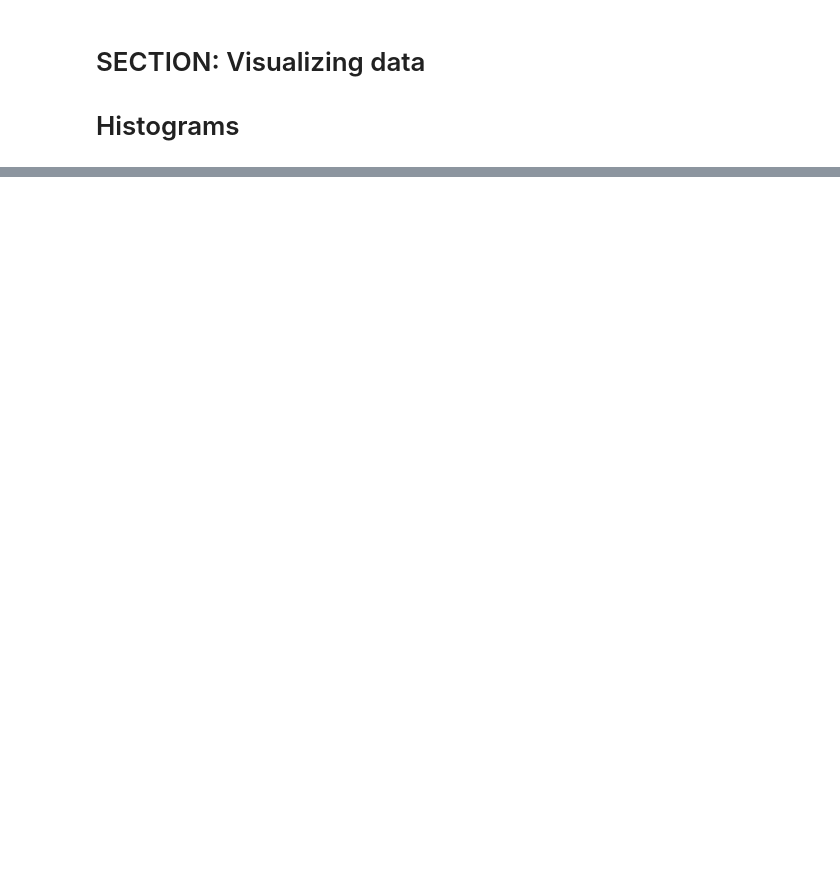
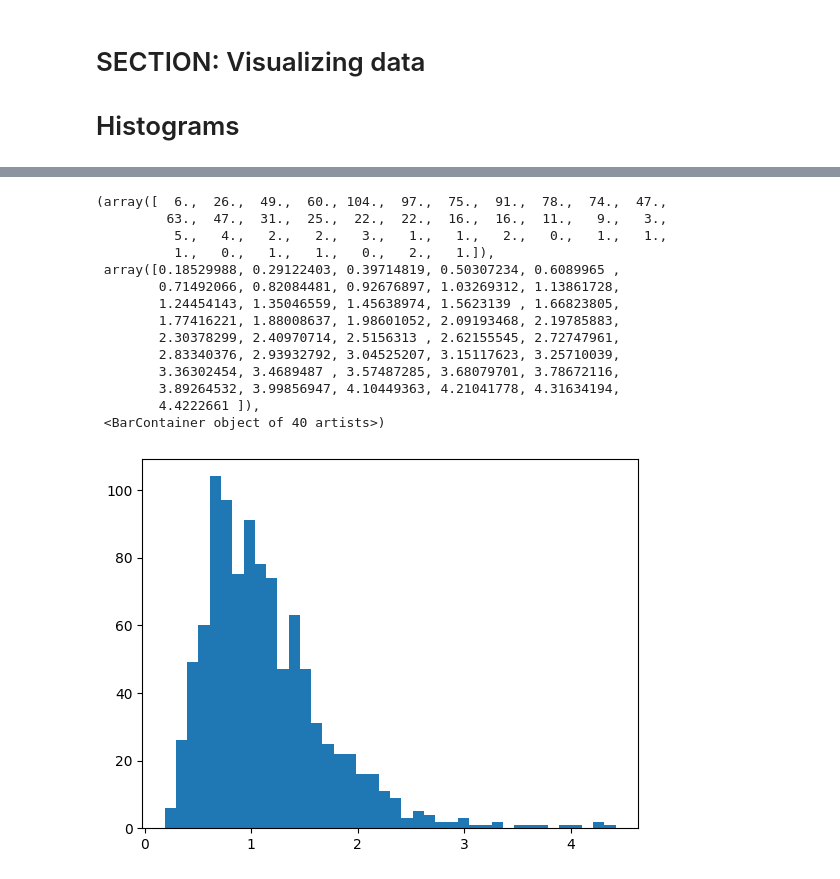
Before and after one commit to SiracencoSerghei/Statistics_and_ML, a Jupyter notebook: visualization/stats_visualizing_histogram.ipynb, the cells around one changed output, grey strips where cells are left out. Saved outputs shown, nothing was run; the diff lists cells and outputs as text; code cells hidden in the pictures; blank space fills up the shorter version.

```diff
--- a/visualization/stats_visualizing_histogram.ipynb
+++ b/visualization/stats_visualizing_histogram.ipynb
@@ -38,0 +43,27 @@ plt.show()
+# %%
+# number of data points
+n = 1000
+# generate data for histogram - log-normal distribution
+data = np.exp( np.random.randn(n)/2 )
+# %%
+# number of histogram bins
+k = 40
+
+# plot histogram
+plt.hist(data, bins=k)
+# %% [output]
+(array([  6.,  26.,  49.,  60., 104.,  97.,  75.,  91.,  78.,  74.,  47.,
+         63.,  47.,  31.,  25.,  22.,  22.,  16.,  16.,  11.,   9.,   3.,
+          5.,   4.,   2.,   2.,   3.,   1.,   1.,   2.,   0.,   1.,   1.,
+          1.,   0.,   1.,   1.,   0.,   2.,   1.]),
+ array([0.18529988, 0.29122403, 0.39714819, 0.50307234, 0.6089965 ,
+        0.71492066, 0.82084481, 0.92676897, 1.03269312, 1.13861728,
+        1.24454143, 1.35046559, 1.45638974, 1.5623139 , 1.66823805,
+        1.77416221, 1.88008637, 1.98601052, 2.09193468, 2.19785883,
+        2.30378299, 2.40970714, 2.5156313 , 2.62155545, 2.72747961,
+        2.83340376, 2.93932792, 3.04525207, 3.15117623, 3.25710039,
+        3.36302454, 3.4689487 , 3.57487285, 3.68079701, 3.78672116,
+        3.89264532, 3.99856947, 4.10449363, 4.21041778, 4.31634194,
+        4.4222661 ]),
+ <BarContainer object of 40 artists>)
+[figure, added]
```
Also changed, not shown: parts of 6 cells of this notebook.
